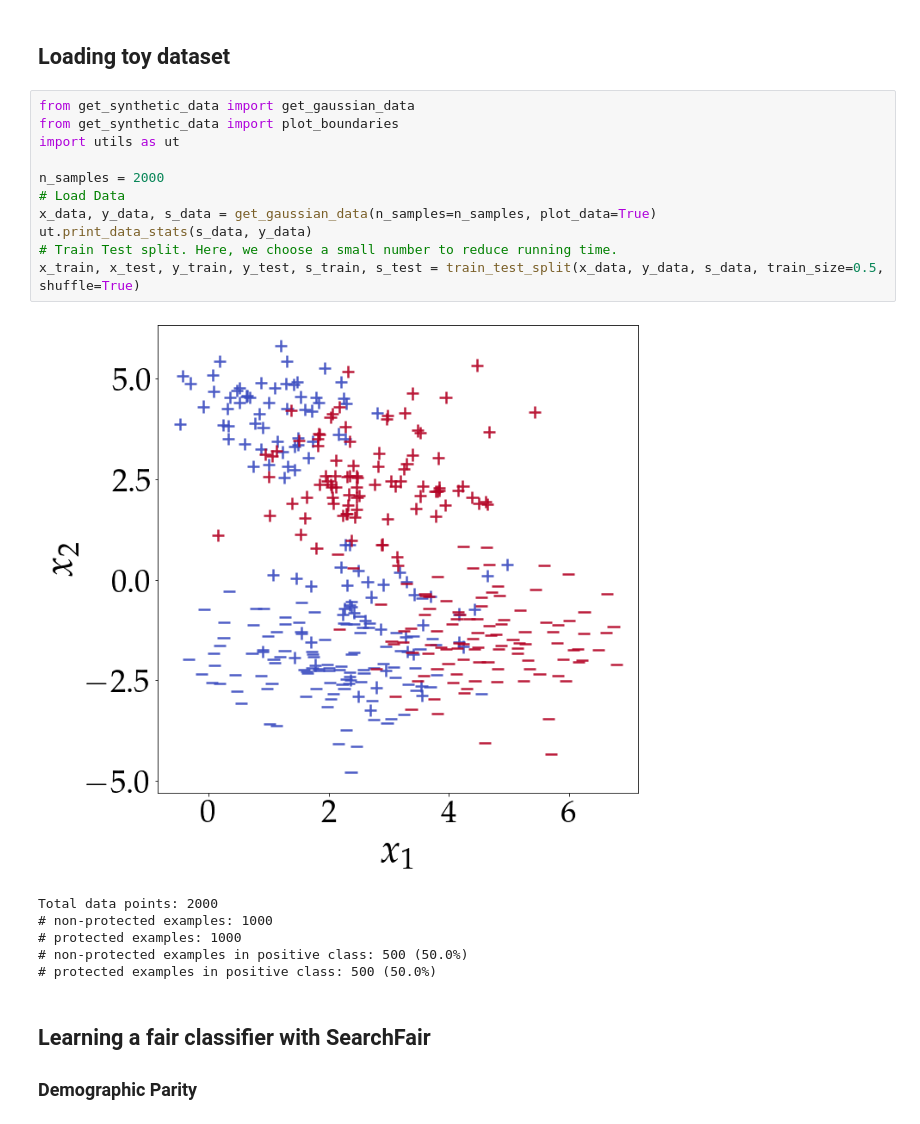
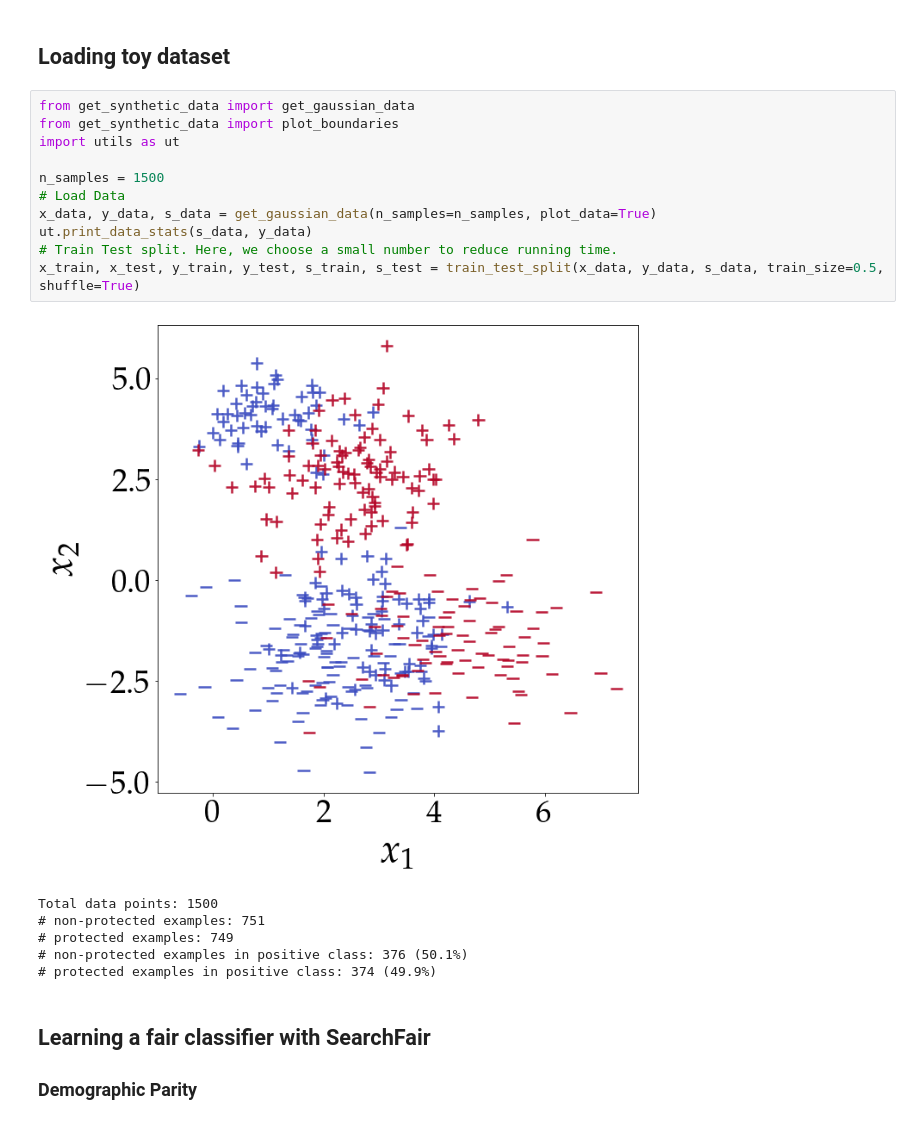
Before and after one commit to mlohaus/SearchFair, a Jupyter notebook: examples/toy_data.ipynb, the cells around one changed output. Saved outputs shown, nothing was run; the diff lists cells and outputs as text.

```diff
--- a/examples/toy_data.ipynb
+++ b/examples/toy_data.ipynb
@@ -23,21 +23,21 @@ warnings.filterwarnings('ignore')
 # %%
 from get_synthetic_data import get_gaussian_data
 from get_synthetic_data import plot_boundaries
 import utils as ut
 
-n_samples = 2000
+n_samples = 1500
 # Load Data
 x_data, y_data, s_data = get_gaussian_data(n_samples=n_samples, plot_data=True)
 ut.print_data_stats(s_data, y_data)
 # Train Test split. Here, we choose a small number to reduce running time.
 x_train, x_test, y_train, y_test, s_train, s_test = train_test_split(x_data, y_data, s_data, train_size=0.5, shuffle=True)
 # %% [output]
-[figure, old version]
+[figure, new version]
-Total data points: 2000
-# non-protected examples: 1000
-# protected examples: 1000
-# non-protected examples in positive class: 500 (50.0%)
-# protected examples in positive class: 500 (50.0%)
+Total data points: 1500
+# non-protected examples: 751
+# protected examples: 749
+# non-protected examples in positive class: 376 (50.1%)
+# protected examples in positive class: 374 (49.9%)
 # %% [markdown]
 ## Learning a fair classifier with SearchFair
 ### Demographic Parity
```
Also changed, not shown: parts of 5 cells of this notebook, 3 other files.
